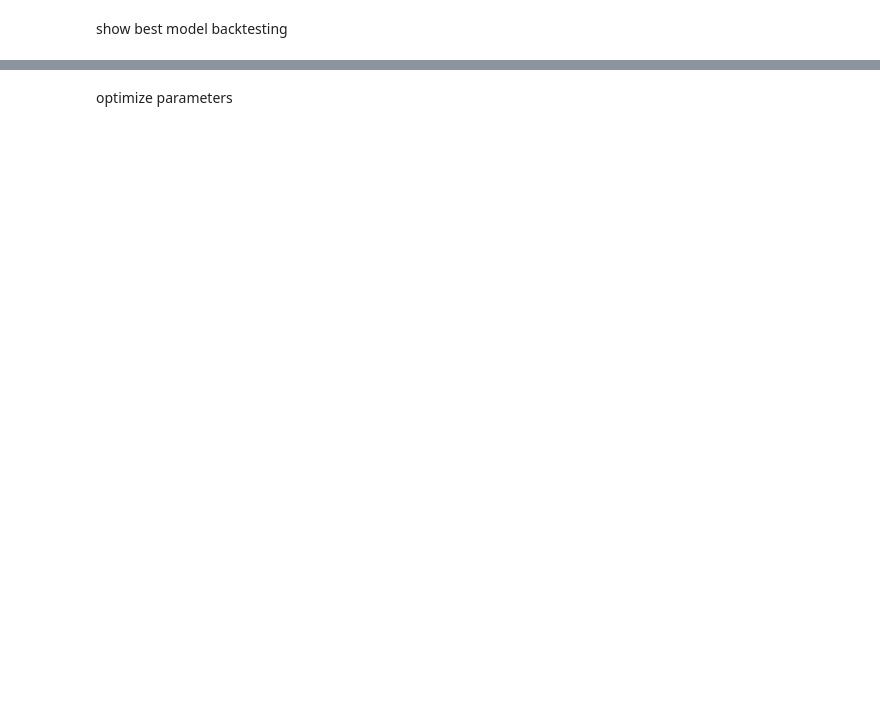
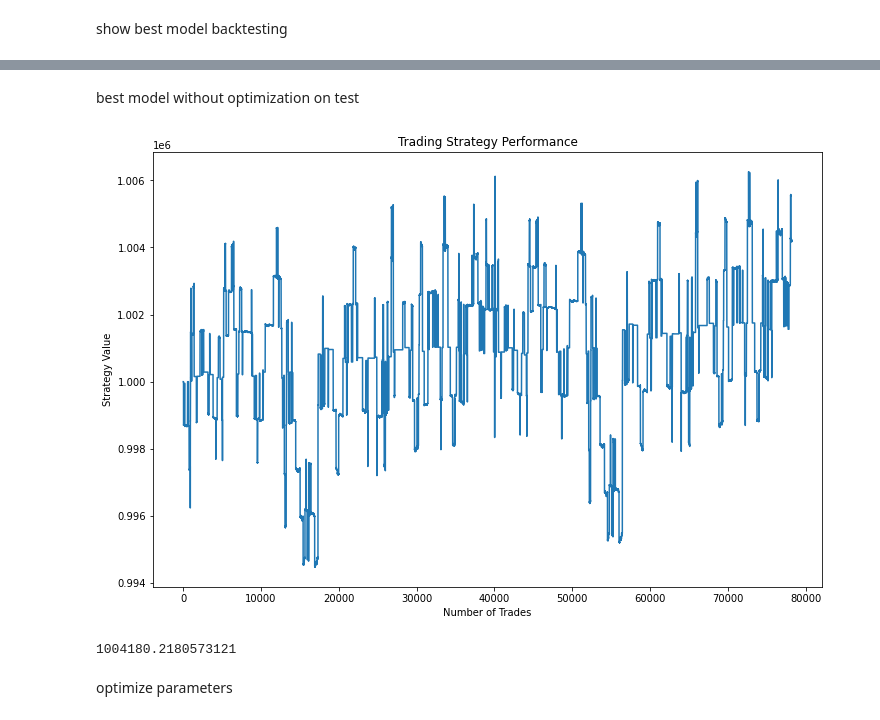
Before and after one commit to david09perez/Proyecto_Trading, a Jupyter notebook: report.ipynb, the cells around one changed output, grey strips where cells are left out. Cells and saved outputs as stored; diff of their text form; code cells hidden in the pictures; blank space fills up the shorter version.

```diff
--- a/report.ipynb
+++ b/report.ipynb
@@ -520,0 +50,2 @@ strategy.show_SAR()
+# %%
+strategy.run_combinations()
@@ -525,3 +76,13 @@ strategy.plot_best_results()
+# %% [markdown]
+best model without optimization on test
+# %%
+strategy.test()
+# %% [output]
+[figure, added]
+# %%
+strategy.strategy_value[-1]
+# %% [output]
+1004180.2180573121
 # %% [markdown]
 optimize parameters
 # %%
```
Also changed, not shown: parts of 42 cells of this notebook, 1 other file.
